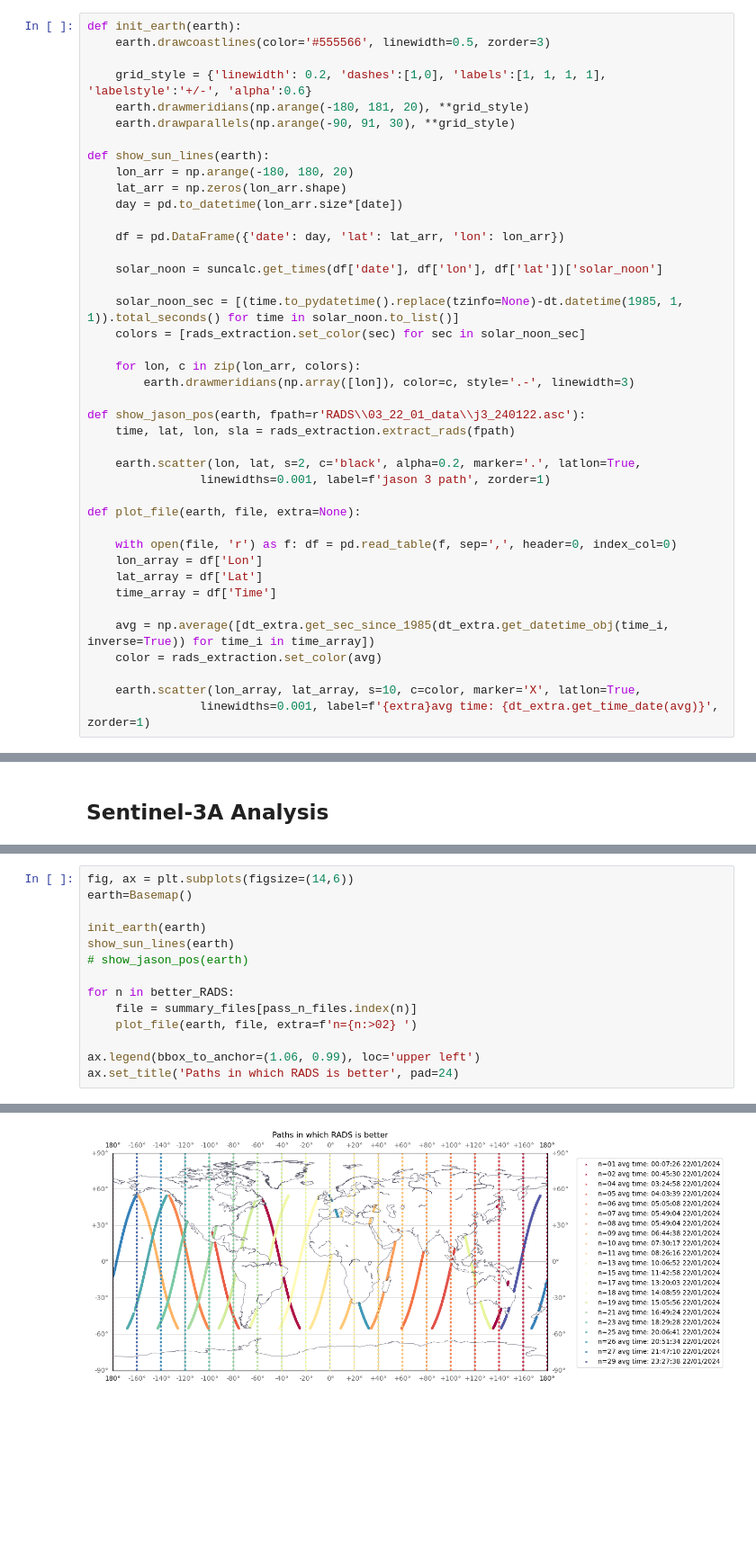
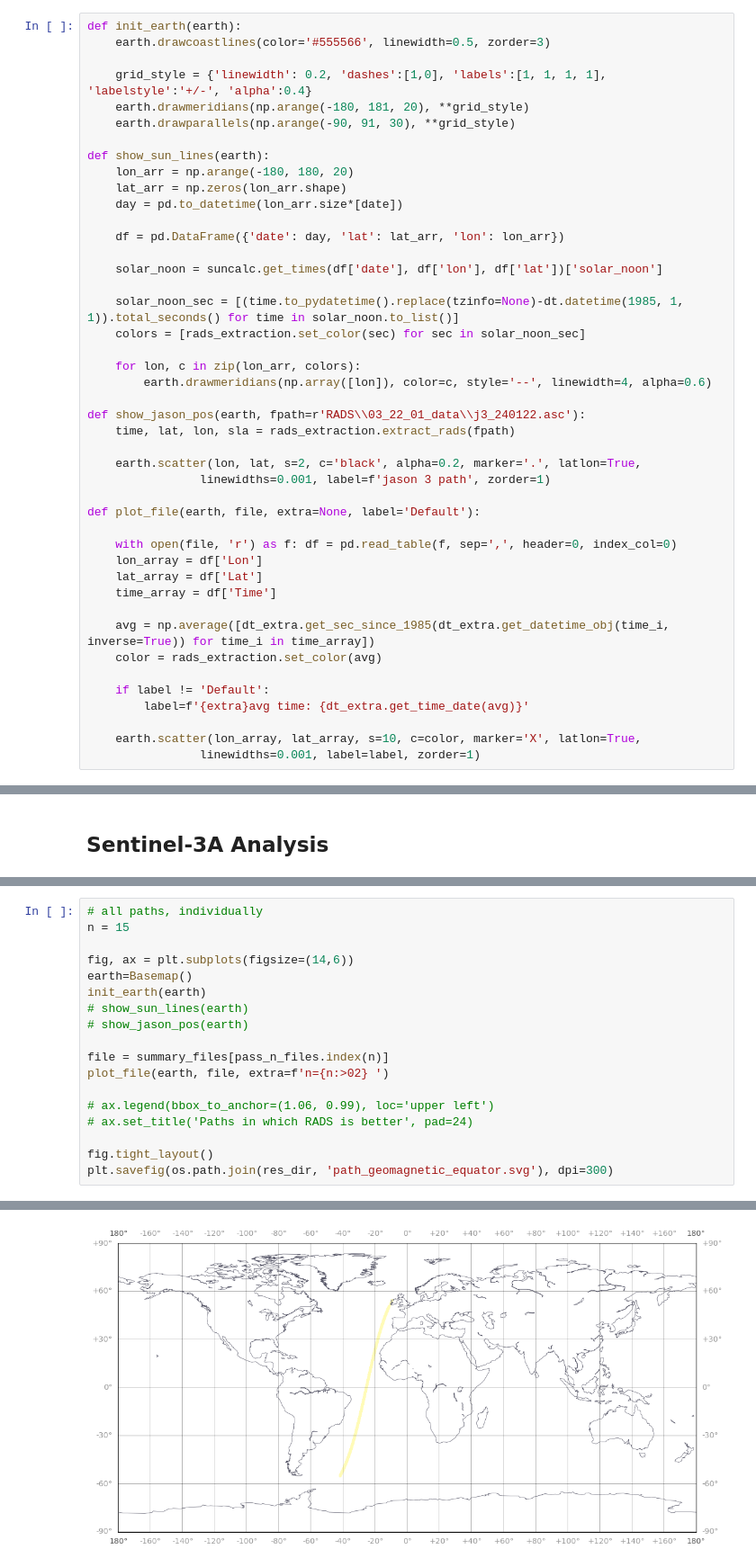
Before and after one commit to djaklouwens/TestAnalysisSimulation, a Jupyter notebook: main/plotting_results_sandbox.ipynb, the cells around one changed output, grey strips where cells are left out. Shown at 90% size. Cells and saved outputs as stored; diff of their text form; blank space fills up the shorter version.

```diff
--- a/main/plotting_results_sandbox.ipynb
+++ b/main/plotting_results_sandbox.ipynb
@@ -21,7 +22,7 @@ date = '2024-01-22'
 def init_earth(earth):
     earth.drawcoastlines(color='#555566', linewidth=0.5, zorder=3)
 
-    grid_style = {'linewidth': 0.2, 'dashes':[1,0], 'labels':[1, 1, 1, 1], 'labelstyle':'+/-', 'alpha':0.6}
+    grid_style = {'linewidth': 0.2, 'dashes':[1,0], 'labels':[1, 1, 1, 1], 'labelstyle':'+/-', 'alpha':0.4}
     earth.drawmeridians(np.arange(-180, 181, 20), **grid_style)
     earth.drawparallels(np.arange(-90, 91, 30), **grid_style)
 
@@ -38,7 +39,7 @@ def show_sun_lines(earth):
     colors = [rads_extraction.set_color(sec) for sec in solar_noon_sec]
 
     for lon, c in zip(lon_arr, colors):
-        earth.drawmeridians(np.array([lon]), color=c, style='.-', linewidth=3)
+        earth.drawmeridians(np.array([lon]), color=c, style='--', linewidth=4, alpha=0.6)
 
 def show_jason_pos(earth, fpath=r'RADS\\03_22_01_data\\j3_240122.asc'):
     time, lat, lon, sla = rads_extraction.extract_rads(fpath)
@@ -46,7 +47,7 @@ def show_jason_pos(earth, fpath=r'RADS\\03_22_01_data\\j3_240122.asc'):
     earth.scatter(lon, lat, s=2, c='black', alpha=0.2, marker='.', latlon=True,
                 linewidths=0.001, label=f'jason 3 path', zorder=1)
 
-def plot_file(earth, file, extra=None):
+def plot_file(earth, file, extra=None, label='Default'):
 
     with open(file, 'r') as f: df = pd.read_table(f, sep=',', header=0, index_col=0)
     lon_array = df['Lon']
@@ -56,8 +57,11 @@ def plot_file(earth, file, extra=None):
     avg = np.average([dt_extra.get_sec_since_1985(dt_extra.get_datetime_obj(time_i, inverse=True)) for time_i in time_array])
     color = rads_extraction.set_color(avg)
 
+    if label != 'Default':
+        label=f'{extra}avg time: {dt_extra.get_time_date(avg)}'
+
     earth.scatter(lon_array, lat_array, s=10, c=color, marker='X', latlon=True,
-                linewidths=0.001, label=f'{extra}avg time: {dt_extra.get_time_date(avg)}', zorder=1)
+                linewidths=0.001, label=label, zorder=1)
 # %%
 def plot_intensity_line(lon_array, lat_array, val_array, earth=Basemap(), **kwargs):
     # adapted from 'https://matplotlib.org/stable/gallery/lines_bars_and_markers/multicolored_line.html'
@@ -155,15 +190,19 @@ better_RADS = offset_S3A[np.abs(offset_S3A['MIC'])>1].index
 # %%
+# all paths, individually
+n = 15
+
 fig, ax = plt.subplots(figsize=(14,6))
 earth=Basemap()
-
 init_earth(earth)
-show_sun_lines(earth)
+# show_sun_lines(earth)
 # show_jason_pos(earth)
 
-for n in better_RADS:
-    file = summary_files[pass_n_files.index(n)]
-    plot_file(earth, file, extra=f'n={n:>02} ')
+file = summary_files[pass_n_files.index(n)]
+plot_file(earth, file, extra=f'n={n:>02} ')
 
-ax.legend(bbox_to_anchor=(1.06, 0.99), loc='upper left')
-ax.set_title('Paths in which RADS is better', pad=24)
+# ax.legend(bbox_to_anchor=(1.06, 0.99), loc='upper left')
+# ax.set_title('Paths in which RADS is better', pad=24)
+
+fig.tight_layout()
+plt.savefig(os.path.join(res_dir, 'path_geomagnetic_equator.svg'), dpi=300)
 # %% [output]
@@ -171 +209 @@ Text(0.5, 1.0, 'Paths in which RADS is better')
-[figure, old version]
+[figure, new version]
```
Also changed, not shown: parts of 13 cells of this notebook, 23 other files.
